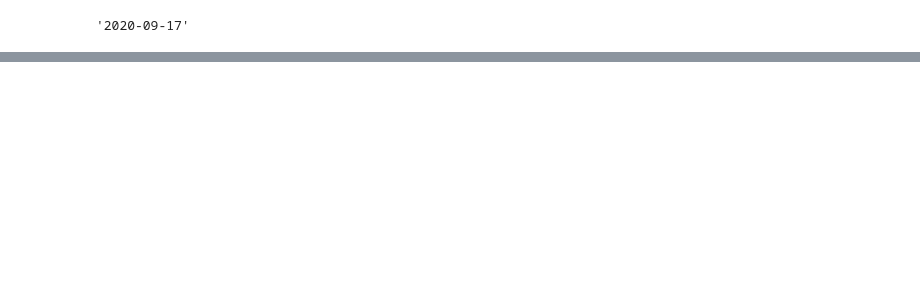
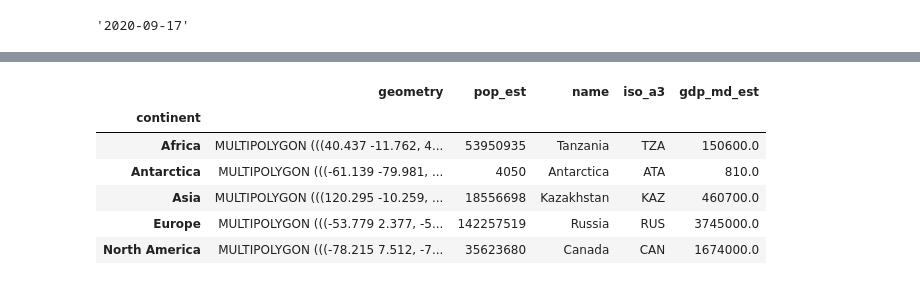
Before and after one commit to janpisl/deforestation, a Jupyter notebook: notebooks/alerts_EDA.ipynb, the cells around one changed output, grey strips where cells are left out. Drawn from its saved outputs; the diff is of its cells as text; code cells hidden in the pictures; blank space fills up the shorter version.

```diff
--- a/notebooks/alerts_EDA.ipynb
+++ b/notebooks/alerts_EDA.ipynb
@@ -151,0 +268,11 @@ with rasterio.open(out_path, "w", **out_meta) as dest:
+# %%
+continents = world.dissolve(by='continent')
+continents.head()
+# %% [output]
+|  | geometry | pop_est | name | iso_a3 | gdp_md_est |
+| continent |  |  |  |  |  |
+| Africa | MULTIPOLYGON (((40.437 -11.762, 4... | 53950935 | Tanzania | TZA | 150600.0 |
+| Antarctica | MULTIPOLYGON (((-61.139 -79.981, ... | 4050 | Antarctica | ATA | 810.0 |
+| Asia | MULTIPOLYGON (((120.295 -10.259, ... | 18556698 | Kazakhstan | KAZ | 460700.0 |
+| Europe | MULTIPOLYGON (((-53.779 2.377, -5... | 142257519 | Russia | RUS | 3745000.0 |
+| North America | MULTIPOLYGON (((-78.215 7.512, -7... | 35623680 | Canada | CAN | 1674000.0 |
```
Also changed, not shown: parts of 15 cells of this notebook, 1 other file.
